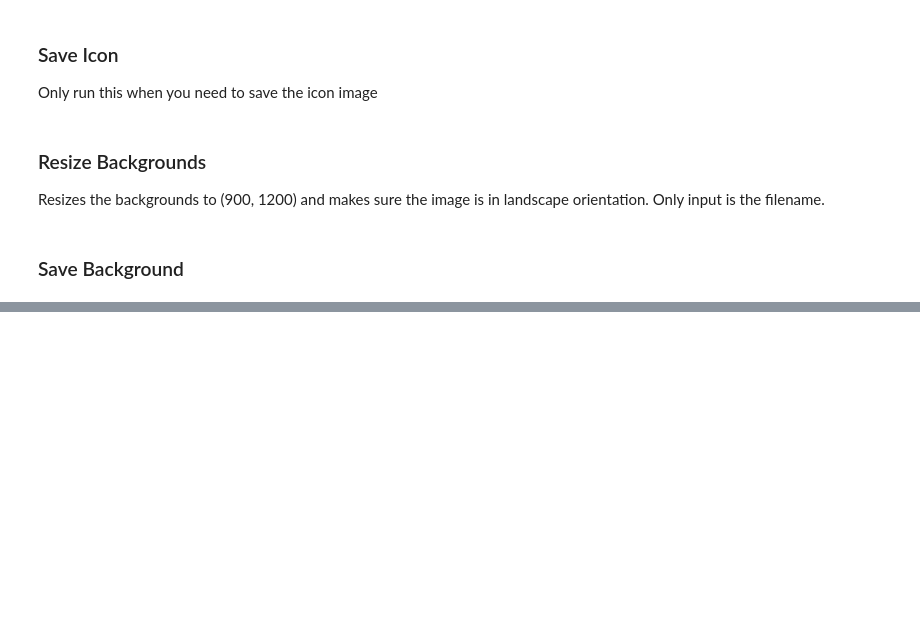
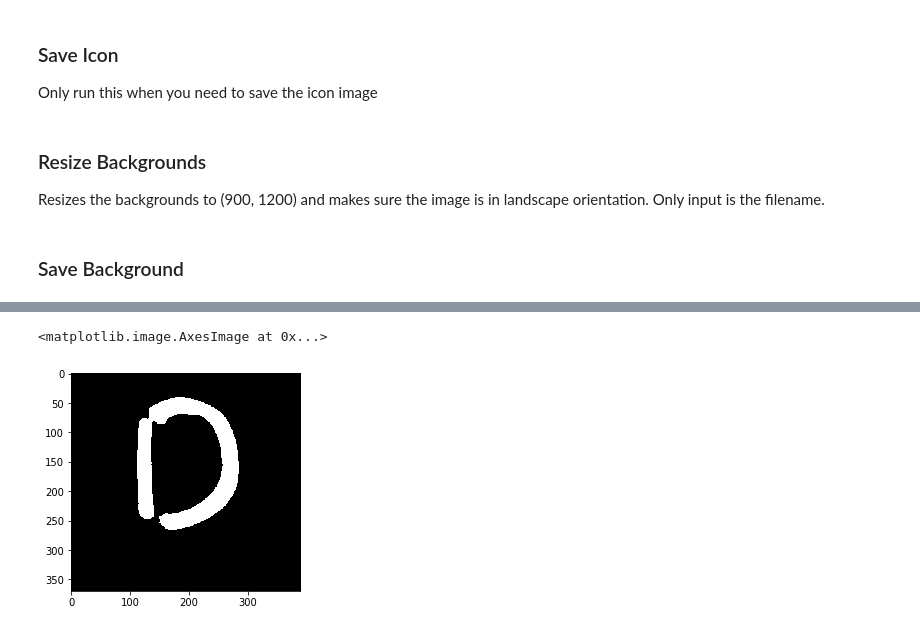
Before and after one commit to Holstrup/Mask_RCNN, a Jupyter notebook: samples/wireframe/Data_Preprocessing.ipynb, the cells around one changed output, grey strips where cells are left out. Saved outputs shown, nothing was run; the diff lists cells and outputs as text; code cells hidden in the pictures; blank space fills up the shorter version.

```diff
--- a/samples/wireframe/Data_Preprocessing.ipynb
+++ b/samples/wireframe/Data_Preprocessing.ipynb
@@ -74,0 +220,5 @@ image.save(BACKGROUND_DIR + "/" + FILENAME)
+# %%
+plt.imshow(th2,'gray')
+# %% [output]
+<matplotlib.image.AxesImage at 0x...>
+[figure, added]
```
Also changed, not shown: parts of 20 cells of this notebook, 42 other files.
